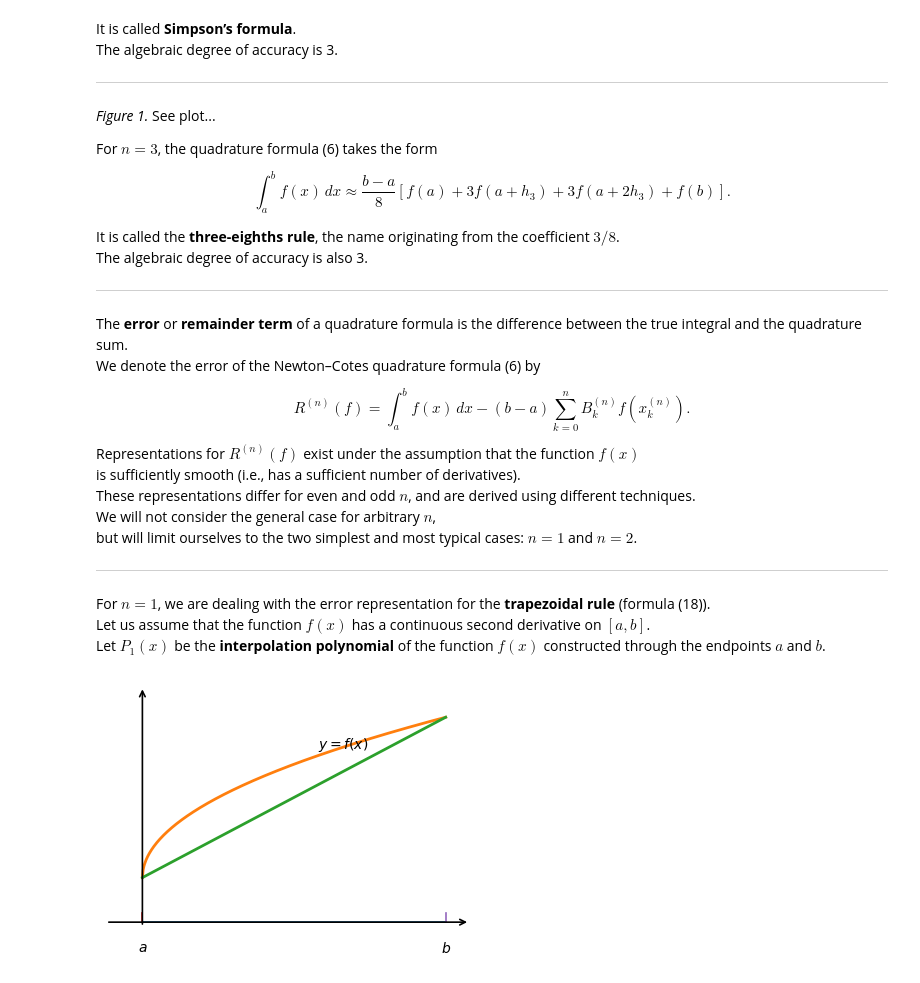
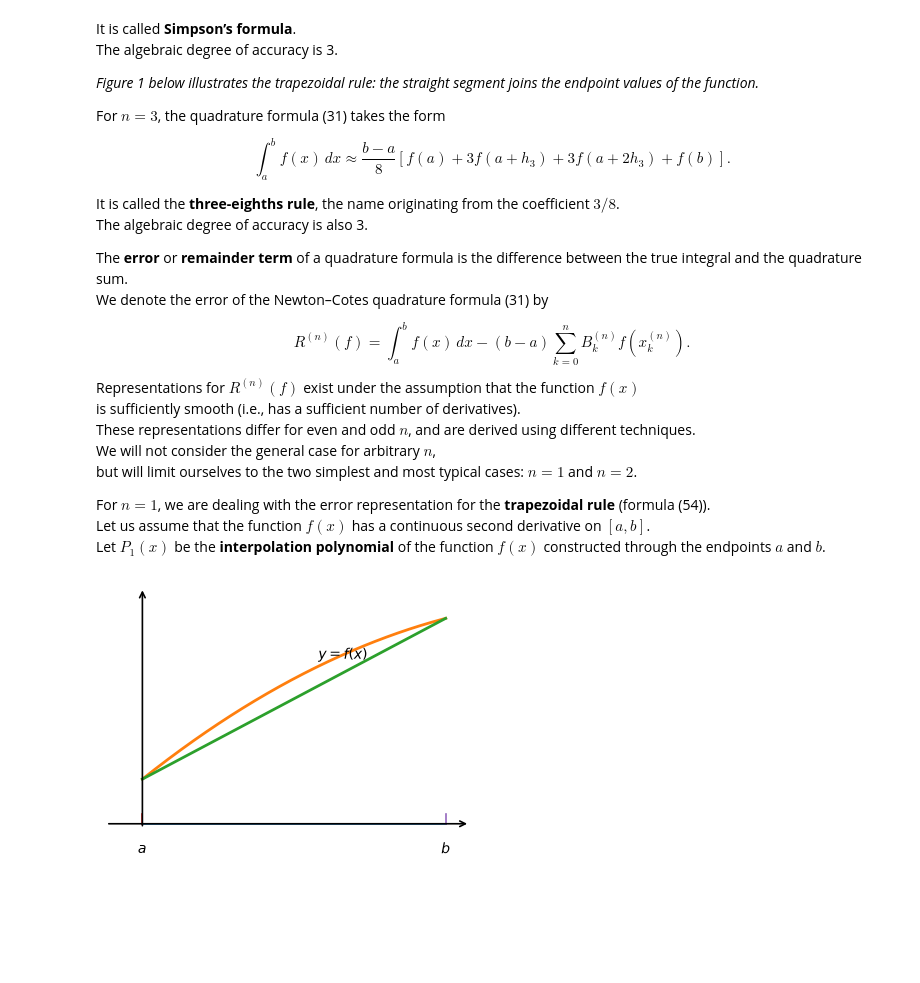
Before and after one commit to gleb-kun/nm-course, a Jupyter notebook: lectures/02.1/lecture02_eng.ipynb, the cells around one changed output. Saved outputs shown, nothing was run; the diff lists cells and outputs as text; code cells hidden in the pictures; blank space fills up the shorter version.

```diff
--- a/lectures/02.1/lecture02_eng.ipynb
+++ b/lectures/02.1/lecture02_eng.ipynb
@@ -532,26 +476,22 @@ $$
 It is called **Simpson’s formula**.
 The algebraic degree of accuracy is 3.
 
----
+*Figure 1 below illustrates the trapezoidal rule: the straight segment joins the endpoint values of the function.*
 
-*Figure 1.* See plot...
-
-For $n = 3$, the quadrature formula (6) takes the form
+For $n = 3$, the quadrature formula (31) takes the form
 
 $$
-\int_a^b f(x)\,dx \approx \frac{b - a}{8} \left[ f(a) + 3f(a + h_3) + 3f(a + 2h_3) + f(b) \right].\tag{f18}
+\int_a^b f(x)\,dx \approx \frac{b - a}{8} \left[ f(a) + 3f(a + h_3) + 3f(a + 2h_3) + f(b) \right].\tag{56}
 $$
 
 It is called the **three-eighths rule**, the name originating from the coefficient $3/8$.
 The algebraic degree of accuracy is also 3.
 
----
-
 The **error** or **remainder term** of a quadrature formula is the difference between the true integral and the quadrature sum.
-We denote the error of the Newton–Cotes quadrature formula (6) by
+We denote the error of the Newton–Cotes quadrature formula (31) by
 
 $$
-R^{(n)}(f) = \int_a^b f(x)\,dx - (b - a)\sum_{k=0}^n B_k^{(n)} f(x_k^{(n)}).\tag{f19}
+R^{(n)}(f) = \int_a^b f(x)\,dx - (b - a)\sum_{k=0}^n B_k^{(n)} f(x_k^{(n)}).\tag{57}
 $$
 
 Representations for $R^{(n)}(f)$ exist under the assumption that the function $f(x)$
@@ -560,9 +500,7 @@ These representations differ for even and odd $n$, and are derived using differe
 We will not consider the general case for arbitrary $n$,
 but will limit ourselves to the two simplest and most typical cases: $n = 1$ and $n = 2$.
 
----
-
-For $n = 1$, we are dealing with the error representation for the **trapezoidal rule** (formula (18)).
+For $n = 1$, we are dealing with the error representation for the **trapezoidal rule** (formula (54)).
 Let us assume that the function $f(x)$ has a continuous second derivative on $[a, b]$.
 Let $P_1(x)$ be the **interpolation polynomial** of the function $f(x)$ constructed through the endpoints $a$ and $b$.
 # %%
@@ -572,33 +510,33 @@ import matplotlib.pyplot as plt
 a, b = 0.0, 1.0
 def f(x):
     t = (x - a) / (b - a)
-    return 0.25 + 0.9*np.sqrt(t)
+    return 0.25 + 0.9*(1.5*t - 0.5*t**2)
 
 xs = np.linspace(a, b, 400)
 ys = f(xs)
 
 plt.figure(figsize=(4, 3))
 
 ymax = float(ys.max()) * 1.15
 plt.annotate('', xy=(b + 0.08, 0), xytext=(a - 0.12, 0),
              arrowprops=dict(arrowstyle='->', linewidth=1.2))
 plt.annotate('', xy=(a, ymax), xytext=(a, -0.02*ymax),
              arrowprops=dict(arrowstyle='->', linewidth=1.2))
 
 plt.plot([a, b], [0, 0], linewidth=1.2)
 plt.plot(xs, ys, linewidth=2.0)
 plt.plot([a, b], [f(a), f(b)], linewidth=2.0)
 tick_h = ymax * 0.04
 plt.plot([a, a], [0, tick_h], linewidth=1.2)
 plt.plot([b, b], [0, tick_h], linewidth=1.2)
 plt.text((a + b) * 0.58, f(0.58*(b-a)+a) + 0.03*ymax, r'$y=f(x)$')
 plt.text(a, -0.08*ymax, r'$a$', ha='center', va='top')
 plt.text(b, -0.08*ymax, r'$b$', ha='center', va='top')
 plt.xlim(a - 0.12, b + 0.1)
 plt.ylim(-0.1*ymax, ymax)
 plt.axis('off')
 plt.tight_layout()
 plt.show()
 # %% [output]
-[figure, old version]
+[figure, new version]
 # %% [markdown]
```
Also changed, not shown: parts of 20 cells of this notebook.
